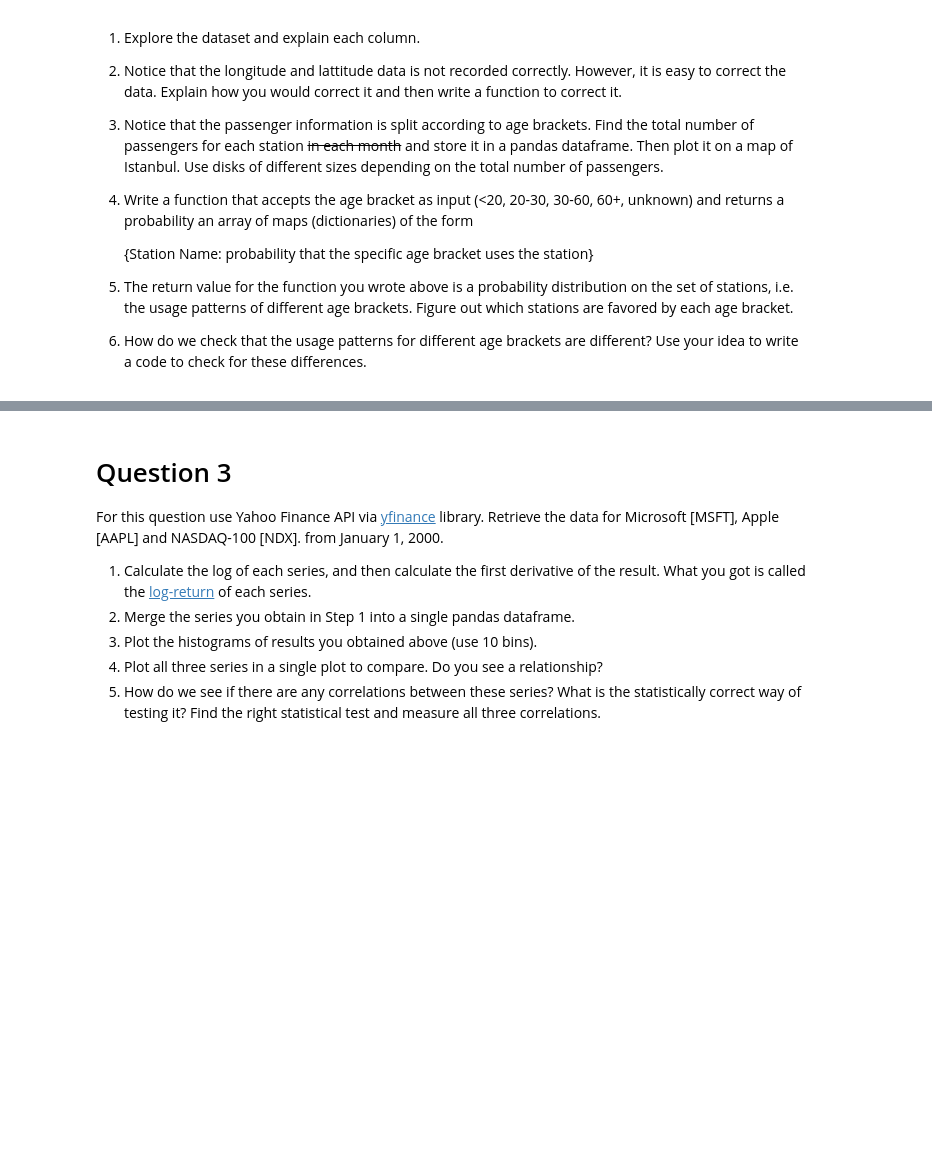
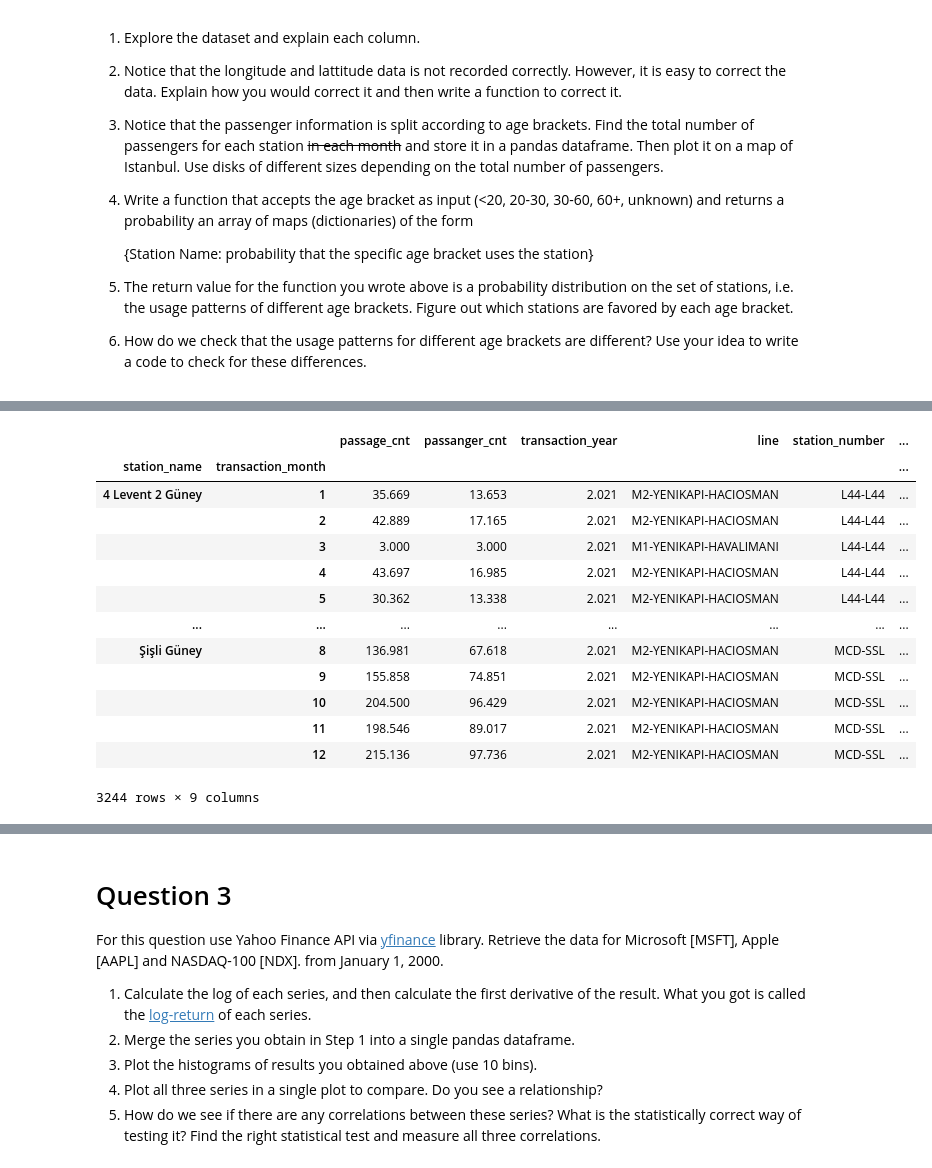
Before and after one commit to emirsglm/MAT388E-Data-Science-HW, a Jupyter notebook: HW1.ipynb, the cells around one changed output, grey strips where cells are left out. Cells and saved outputs as stored; diff of their text form; code cells hidden in the pictures; blank space fills up the shorter version.

```diff
--- a/HW1.ipynb
+++ b/HW1.ipynb
@@ -181,0 +184,11 @@ Name: latitude, Length: 17082, dtype: object
+# %%
+def fix_coord(x):
+    if isinstance(x,float) == True:
+        pass
+    elif isinstance(x,int) == True:
+        newX = float(str(x)[:2] + "." + str(x)[2:])
+        x = newX
+    else:
+        pass
+
+    return x
@@ -181,0 +197,5 @@ Name: latitude, Length: 17082, dtype: object
+# %%
+for i in range(data.shape[0]):
+    data["latitude"][i] = fix_coord(data["latitude"][i])
+    data["longitude"][i] = fix_coord(data["longitude"][i])
+data
@@ -181,0 +224,18 @@ Name: latitude, Length: 17082, dtype: object
+# %%
+monthly = data.groupby(['station_name',"transaction_month"])
+monthly.first()
+# %% [output]
+|  |  | passage_cnt | passanger_cnt | transaction_year | line | station_number | ... |
+| station_name | transaction_month |  |  |  |  |  | ... |
+| 4 Levent 2 Güney | 1 | 35.669 | 13.653 | 2.021 | M2-YENIKAPI-HACIOSMAN | L44-L44 | ... |
+|  | 2 | 42.889 | 17.165 | 2.021 | M2-YENIKAPI-HACIOSMAN | L44-L44 | ... |
+|  | 3 | 3.000 | 3.000 | 2.021 | M1-YENIKAPI-HAVALIMANI | L44-L44 | ... |
+|  | 4 | 43.697 | 16.985 | 2.021 | M2-YENIKAPI-HACIOSMAN | L44-L44 | ... |
+|  | 5 | 30.362 | 13.338 | 2.021 | M2-YENIKAPI-HACIOSMAN | L44-L44 | ... |
+| ... | ... | ... | ... | ... | ... | ... | ... |
+| Şişli Güney | 8 | 136.981 | 67.618 | 2.021 | M2-YENIKAPI-HACIOSMAN | MCD-SSL | ... |
+|  | 9 | 155.858 | 74.851 | 2.021 | M2-YENIKAPI-HACIOSMAN | MCD-SSL | ... |
+|  | 10 | 204.500 | 96.429 | 2.021 | M2-YENIKAPI-HACIOSMAN | MCD-SSL | ... |
+|  | 11 | 198.546 | 89.017 | 2.021 | M2-YENIKAPI-HACIOSMAN | MCD-SSL | ... |
+|  | 12 | 215.136 | 97.736 | 2.021 | M2-YENIKAPI-HACIOSMAN | MCD-SSL | ... |
+3244 rows × 9 columns
```
Also changed, not shown: parts of 6 cells of this notebook.
